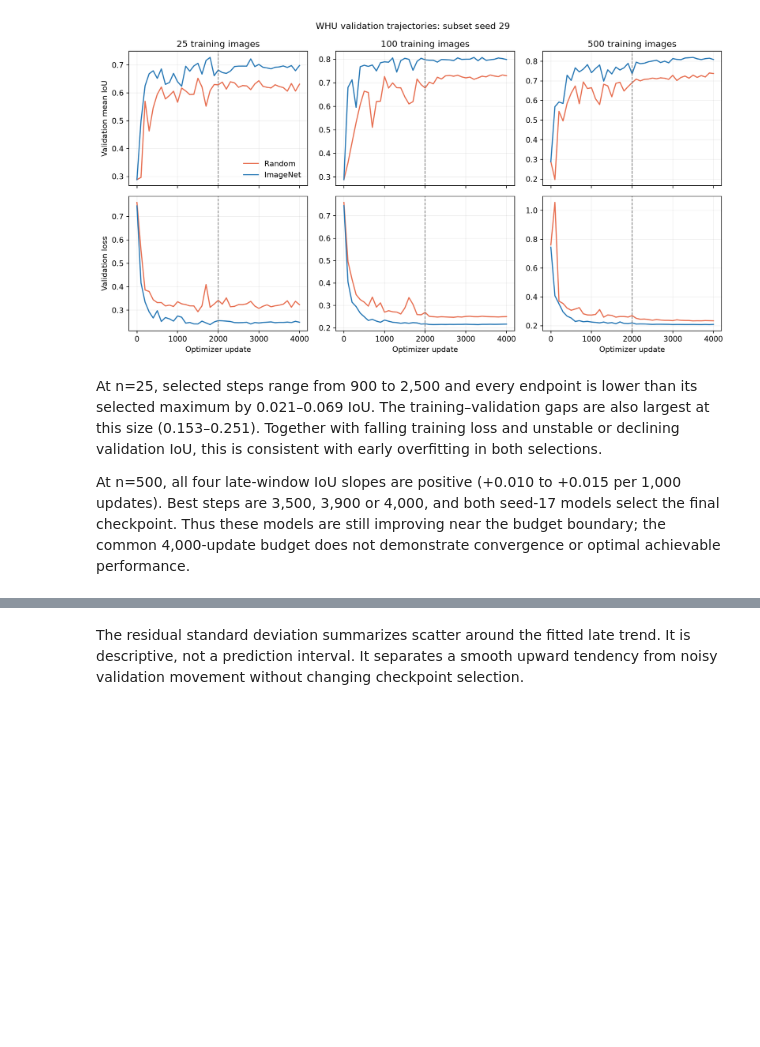
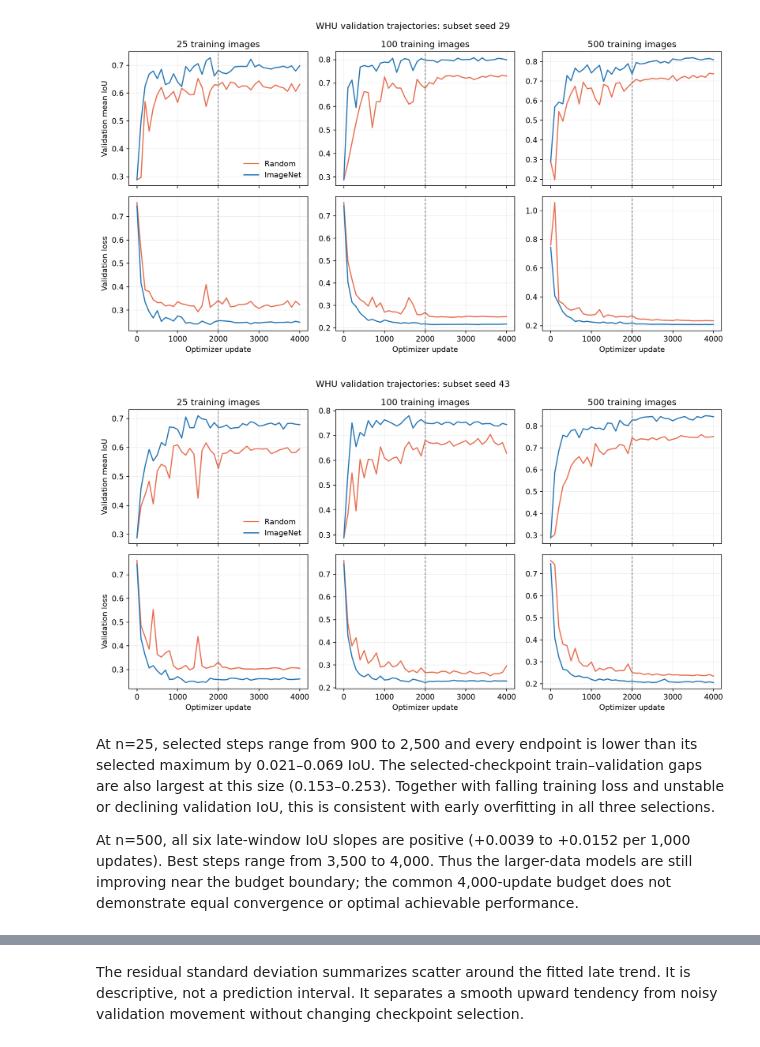
Before and after one commit to manuelmiddendorf/data-efficient-roof-segmentation, a Jupyter notebook: notebooks/07_external_replication_pilot.ipynb, the cells around one changed output, grey strips where cells are left out. Cells and saved outputs as stored; diff of their text form; code cells hidden in the pictures; blank space fills up the shorter version.

```diff
--- a/notebooks/07_external_replication_pilot.ipynb
+++ b/notebooks/07_external_replication_pilot.ipynb
@@ -147,10 +180,14 @@ display(Image(filename=ROOT / "reports/figures/07_whu_learning_curves_seed17.png
 display(Image(filename=ROOT / "reports/figures/07_whu_learning_curves_seed29.png"))
 # %% [output]
 [figure]
+# %%
+display(Image(filename=ROOT / "reports/figures/07_whu_learning_curves_seed43.png"))
+# %% [output]
+[figure, added]
 # %% [markdown]
-At n=25, selected steps range from 900 to 2,500 and every endpoint is lower than its selected maximum by 0.021–0.069 IoU. The training–validation gaps are also largest at this size (0.153–0.251). Together with falling training loss and unstable or declining validation IoU, this is consistent with early overfitting in both selections.
+At n=25, selected steps range from 900 to 2,500 and every endpoint is lower than its selected maximum by 0.021–0.069 IoU. The selected-checkpoint train–validation gaps are also largest at this size (0.153–0.253). Together with falling training loss and unstable or declining validation IoU, this is consistent with early overfitting in all three selections.
 
-At n=500, all four late-window IoU slopes are positive (+0.010 to +0.015 per 1,000 updates). Best steps are 3,500, 3,900 or 4,000, and both seed-17 models select the final checkpoint. Thus these models are still improving near the budget boundary; the common 4,000-update budget does not demonstrate convergence or optimal achievable performance.
+At n=500, all six late-window IoU slopes are positive (+0.0039 to +0.0152 per 1,000 updates). Best steps range from 3,500 to 4,000. Thus the larger-data models are still improving near the budget boundary; the common 4,000-update budget does not demonstrate equal convergence or optimal achievable performance.
 # %%
 late_columns = {
     "subset_seed": "Seed", "training_size": "Training images",
```
Also changed, not shown: parts of 18 cells of this notebook, 22 other files.
